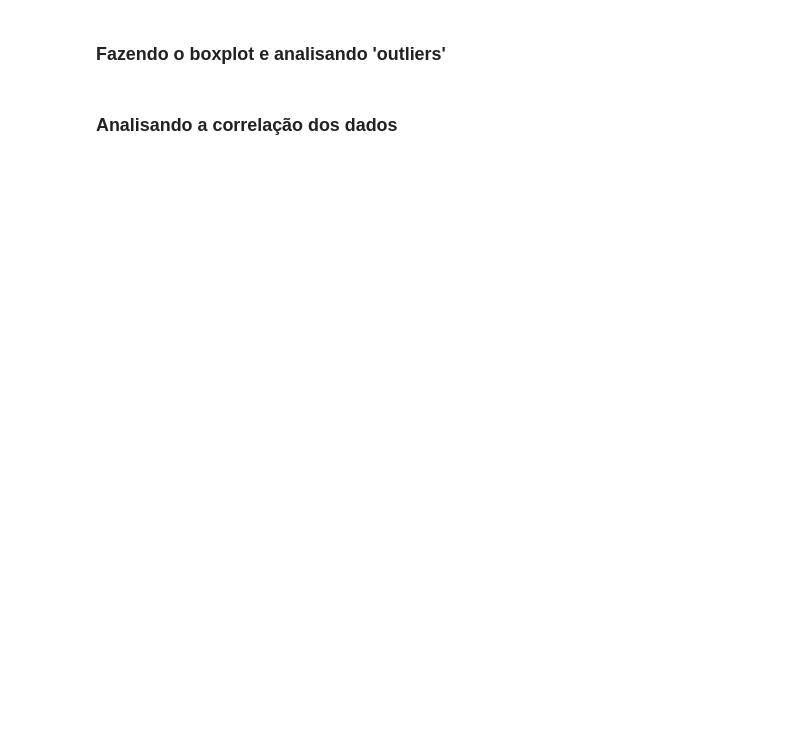
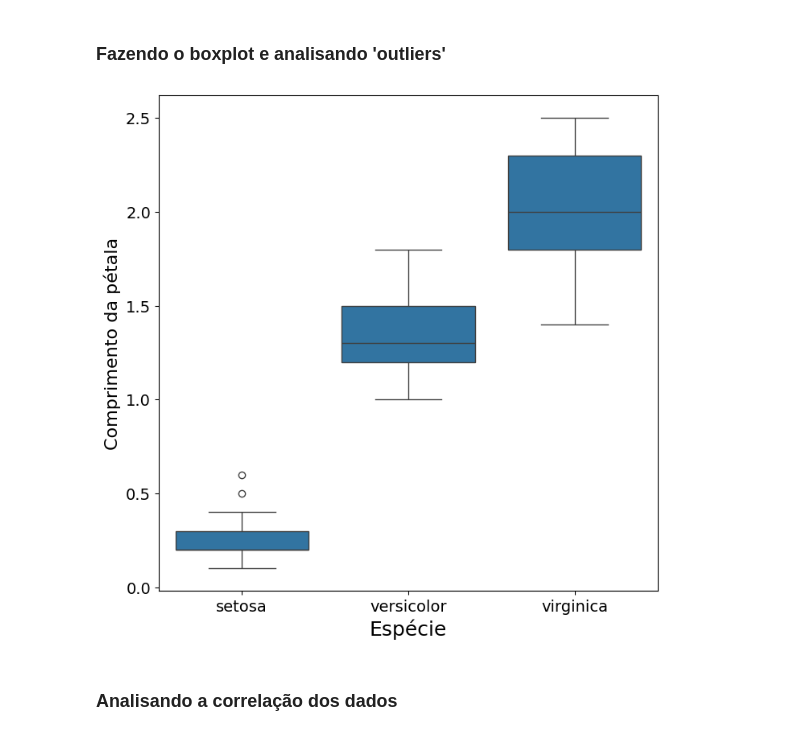
Before and after one commit to AntonioASD/Introdu--o---Ci-ncia-de-Dados, a Jupyter notebook: Exercicio1.ipynb, the cells around one changed output. Drawn from its saved outputs; the diff is of its cells as text; code cells hidden in the pictures; blank space fills up the shorter version.

```diff
--- a/Exercicio1.ipynb
+++ b/Exercicio1.ipynb
@@ -68,17 +103,19 @@ print("Mediana de cada coluna:", medians)
 # %%
 # biblioteca para mostrar os gráficos
 import seaborn as sns
 import pandas as pd # bibliote Pandas é usada para manipulação de dados
 import matplotlib.pyplot as plt # biblioteca para visualização dos dados
-data = pd.read_csv('iris.csv', header=(0))
+data = pd.read_csv('data/iris.csv', header=(0))
 plt.figure(figsize=(8, 8))
 # mostra o boxplot
 sns.boxplot(x="species", y="petal_width", data=data)
 plt.xlabel('Espécie', fontsize=18)
 plt.ylabel('Comprimento da pétala', fontsize=16)
 plt.xticks(fontsize=14)
 plt.yticks(fontsize=14)
 plt.show()
+# %% [output]
+[figure, added]
 # %% [markdown]
 ### Analisando a correlação dos dados
 # %%
```
Also changed, not shown: parts of 3 cells of this notebook, 7 other files.
